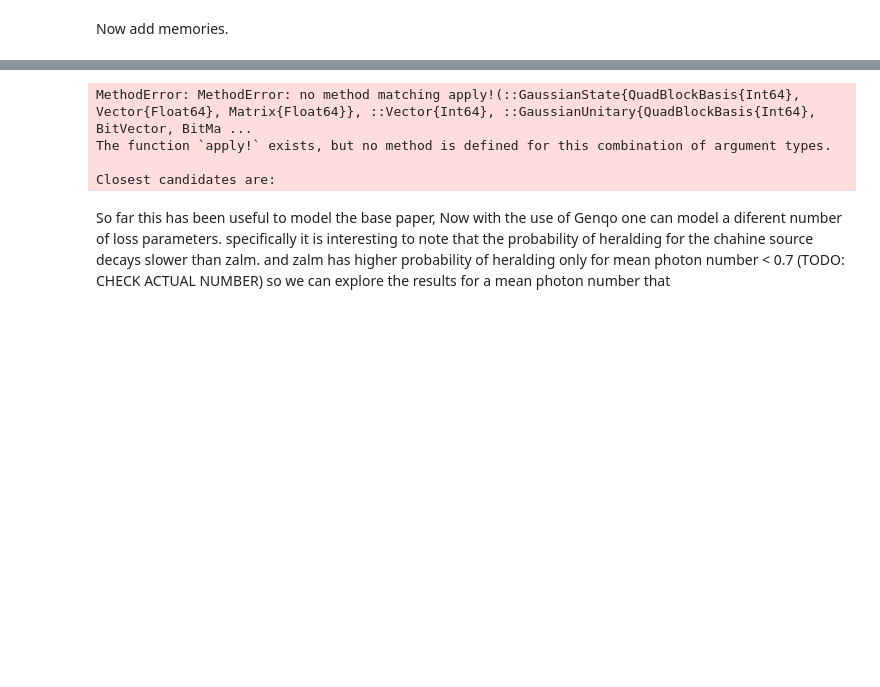
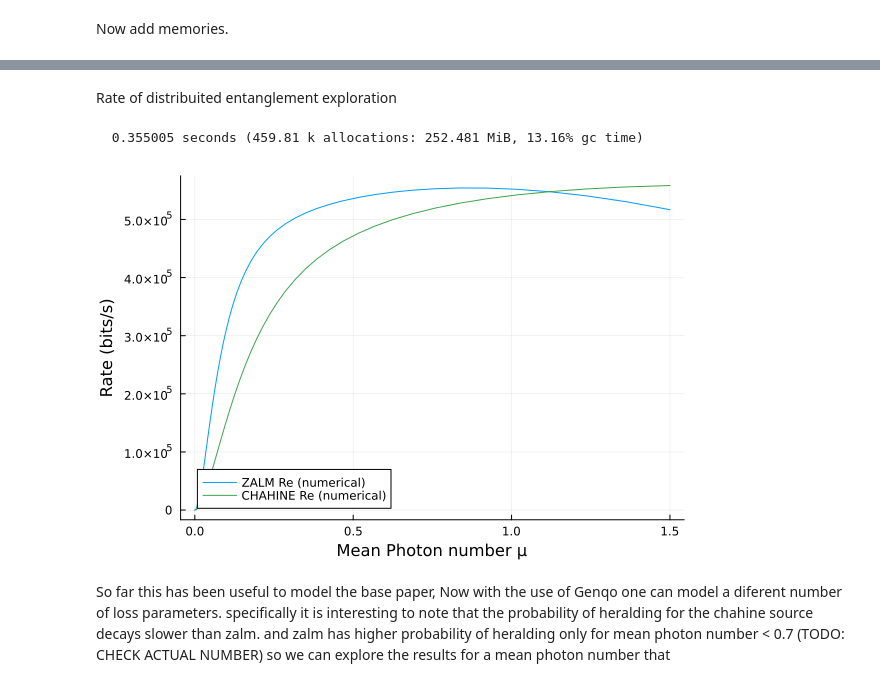
Before and after one commit to QuantumSavory/Genqo.jl, a Jupyter notebook: docs/tutorial/entanglement_source_comparison.ipynb, the cells around one changed output, grey strips where cells are left out. Saved outputs shown, nothing was run; the diff lists cells and outputs as text; code cells hidden in the pictures; blank space fills up the shorter version.

Commit message:
fixed formulas and condensedc plots

```diff
--- a/docs/tutorial/entanglement_source_comparison.ipynb
+++ b/docs/tutorial/entanglement_source_comparison.ipynb
@@ -269,8 +199,8 @@ Chahine et al source
 # %%
 function chahine_Pbell_numerical(μ::Float64, ηR::Float64, ηT::Float64; engine::HybridProjectionEngine)
     st = eprstate(QuadBlockBasis(4), asinh(√μ), 0.) ⊗ vacuumstate(QuadBlockBasis(2))
-    apply!(st, [2,4], modeswap(QuadBlockBasis(2)))
-    apply!(st, [3,5, 4,6], beamsplitter(QuadBlockBasis(4), 0.5))
+    apply!(st, modeswap(QuadBlockBasis(2)), [2,4])
+    apply!(st, beamsplitter(QuadBlockBasis(4), 0.5), [3,5, 4,6])
 
     η = [ηT,ηT,ηR,ηR,ηR,ηR]
     Π_S = projector([1,1,:,:,:,:])
@@ -347,8 +257,8 @@ Fidelity
 # %%
   function chahine_bell_fidelity_numerical(μ::Float64, ηR::Float64, ηT::Float64; engine::HybridProjectionEngine)
         st = eprstate(QuadBlockBasis(4), asinh(√μ), 0.) ⊗ vacuumstate(QuadBlockBasis(2))
-        apply!(st,[2,4], modeswap(QuadBlockBasis(2)))
-        apply!(st, [3,5,4,6], beamsplitter(QuadBlockBasis(4), 0.5))
+        apply!(st, modeswap(QuadBlockBasis(2)), [2,4])
+        apply!(st, beamsplitter(QuadBlockBasis(4), 0.5), [3,5, 4,6])
 
         η = [ηT,ηT,ηR,ηR,ηR,ηR]
         Π = projector([1,1,:,:,:,:])
@@ -482,8 +372,8 @@ zalm_PHeralded_symbolic (generic function with 1 method)
 # %%
 function zalm_PHeralded_numerical(μ::Float64, ηR::Float64, ηT::Float64; engine::HybridProjectionEngine)
     st = eprstate(QuadBlockBasis(8), asinh(√μ), 0.)
-    apply!(st,[2,4, 5,7], modeswap(QuadBlockBasis(4)))
-    apply!(st, [3,5, 4,6], beamsplitter(QuadBlockBasis(4), 0.5))
+    apply!(st, modeswap(QuadBlockBasis(4)), [2,4, 5,7])
+    apply!(st, beamsplitter(QuadBlockBasis(4), 0.5), [3,5, 4,6])
 
     η = [ηR,ηR,ηT,ηT,ηT,ηT,ηR,ηR]
     Π = projector([:,:,0,1,1,0,:,:])
@@ -521,8 +395,8 @@ chahine_PHeralded_symbolic (generic function with 1 method)
 # %%
 function chahine_PHeralded_numerical(μ::Float64, ηR::Float64, ηT::Float64; engine::HybridProjectionEngine)
     st = eprstate(QuadBlockBasis(4), asinh(√μ), 0.) ⊗ vacuumstate(QuadBlockBasis(2))
-    apply!(st,[2,4], modeswap(QuadBlockBasis(2)))
-    apply!(st, [3,5,4,6], beamsplitter(QuadBlockBasis(4), 0.5))
+    apply!(st, modeswap(QuadBlockBasis(2)),[2,4])
+    apply!(st, beamsplitter(QuadBlockBasis(4), 0.5), [3,5, 4,6])
 
     η = [ηT,ηT,ηR,ηR,ηR,ηR]
     Π = projector([1,1,:,:,:,:])
@@ -821,29 +668,29 @@ Closest candidates are:
+# %% [markdown]
+Rate of distribuited entanglement exploration
 # %%
 function plot_rate_dist_entanglement_with_Nm()
     zalm_engine = HybridProjectionEngine(8)
     chahine_engine = HybridProjectionEngine(6)
     spdc_engine = HybridProjectionEngine(4)
     μ = logrange(1e-4, 1.5, 100)
     ηR = 0.01
     ηT = 0.9
     Rp = 10e9
     N_I = 10
     N_M = 1
 
     zalm_rates_numerical = zalm_rate_dist_entanglement_numerical.(μ, ηR, ηT, Rp, N_I, N_M; engine=zalm_engine)
 
     chahine_rates_numerical = chahine_rate_dist_entanglement_numerical.(μ, ηR, ηT, Rp, N_I, N_M; engine=chahine_engine)
 
     Plots.plot(μ, zalm_rates_numerical, label="ZALM Re (numerical)", xlabel="Mean Photon number μ", ylabel="Rate (bits/s)", legend=:bottomleft,color=1)
 
-    Plots.plot!(μ, chahine_rates_numerical, label="CHAHINE Re (numerical)", xlabel="Number of input modes N_I", ylabel="Rate (bits/s)", color=3)
+    Plots.plot!(μ, chahine_rates_numerical, label="CHAHINE Re (numerical)", color=3)
 end
 @time plot_rate_dist_entanglement_with_Nm()
 # %% [output]
-MethodError: MethodError: no method matching apply!(::GaussianState{QuadBlockBasis{Int64}, Vector{Float64}, Matrix{Float64}}, ::Vector{Int64}, ::GaussianUnitary{QuadBlockBasis{Int64}, BitVector, BitMa ...
-The function `apply!` exists, but no method is defined for this combination of argument types.
-
-Closest candidates are:
+  0.355005 seconds (459.81 k allocations: 252.481 MiB, 13.16% gc time)
+[figure, added]
 # %% [markdown]
 So far this has been useful to model the base paper, Now with the use of Genqo one can model a diferent number of loss parameters.
 specifically it is interesting to note that the probability of heralding for the chahine source decays slower than zalm. and zalm has higher probability of heralding only for mean photon number < 0.7 (TODO: CHECK ACTUAL NUMBER) so we can explore the results for a mean photon number that
```
Also changed, not shown: parts of 25 cells of this notebook.
